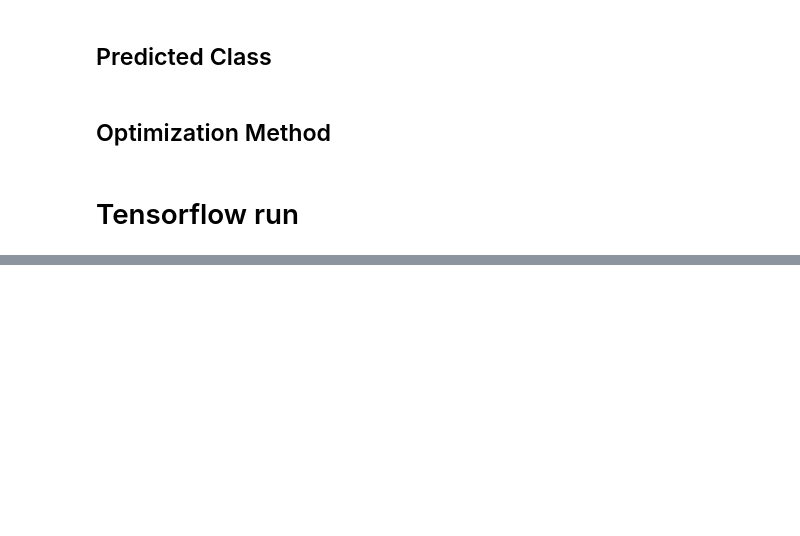
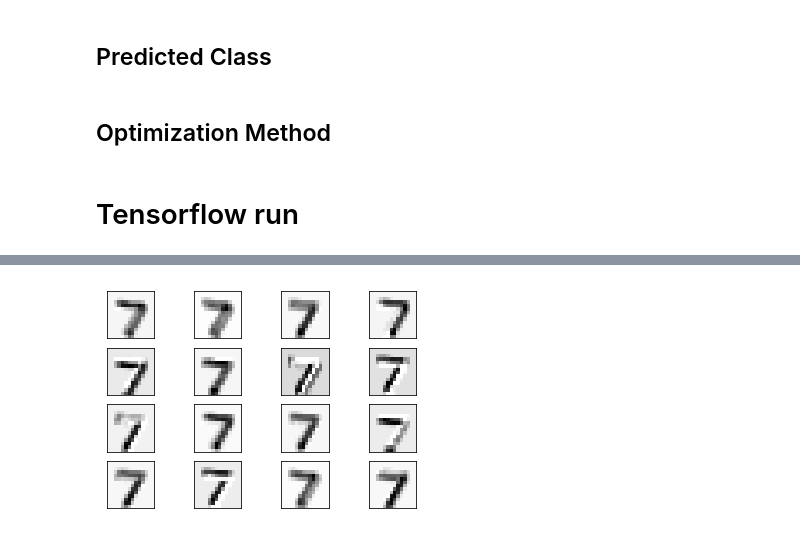
Before and after one commit to abinesh1/mnist-image-classification, a Jupyter notebook: mnist_notebook.ipynb, the cells around one changed output, grey strips where cells are left out. Saved outputs shown, nothing was run; the diff lists cells and outputs as text; code cells hidden in the pictures; blank space fills up the shorter version.

```diff
--- a/mnist_notebook.ipynb
+++ b/mnist_notebook.ipynb
@@ -393,0 +417,23 @@ Confusion Matrix:
+# %%
+def plot_conv_layer(layer,image):
+    feed_dict={x:[image]}
+
+    values=sess.run(layer,feed_dict=feed_dict)
+
+    num_filters=values.shape[3]
+
+    num_grids=math.ceil(math.sqrt(num_filters))
+
+    fig,axes=plt.subplots(num_grids,num_grids)
+
+    for i, ax in enumerate(axes.flat):
+        if i<num_filters:
+
+            img=values[0,:,:,i]
+
+            ax.imshow(img, interpolation='nearest', cmap='binary')
+
+        ax.set_xticks([])
+        ax.set_yticks([])
+
+    plt.show()
@@ -393,0 +459,4 @@ Confusion Matrix:
+# %%
+plot_conv_layer(layer=layer_conv1,image=image1)
+# %% [output]
+[figure, added]
```
Also changed, not shown: parts of 17 cells of this notebook.
